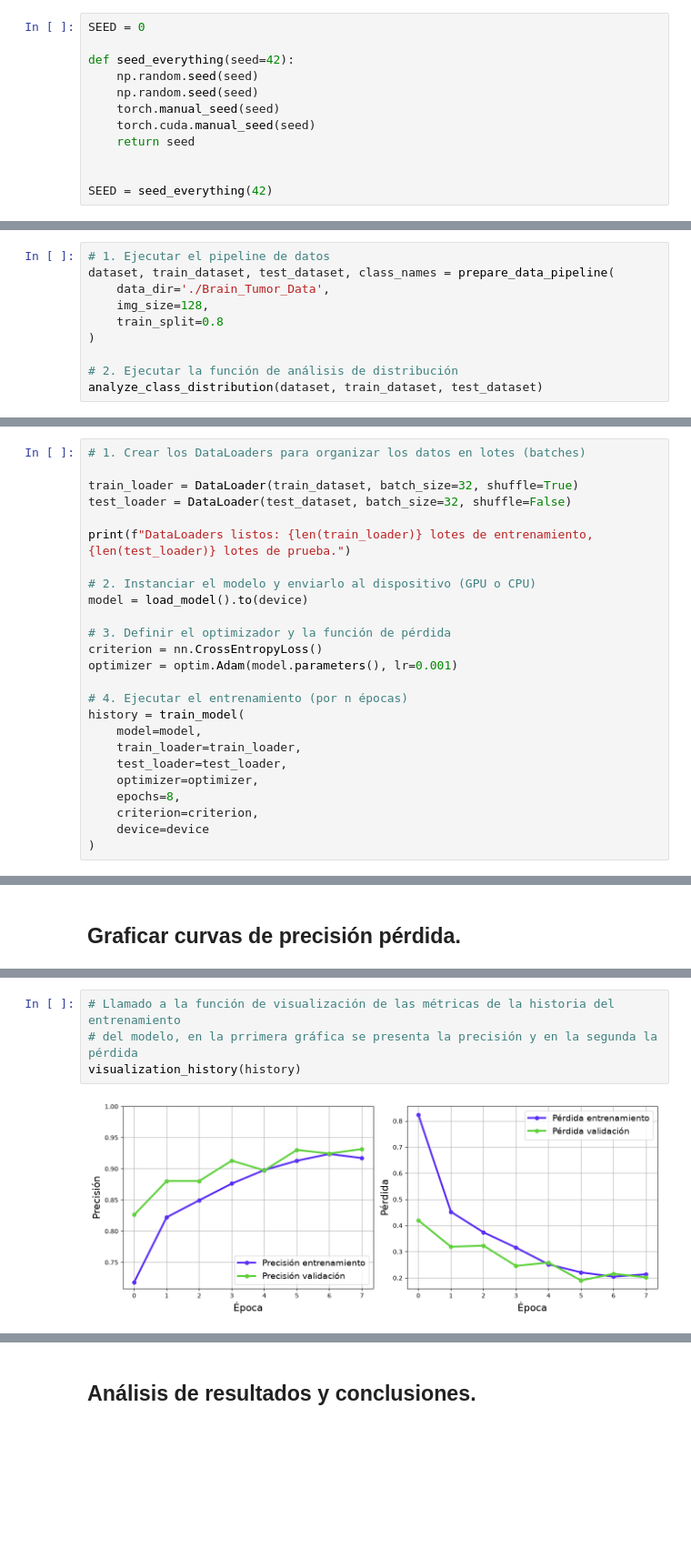
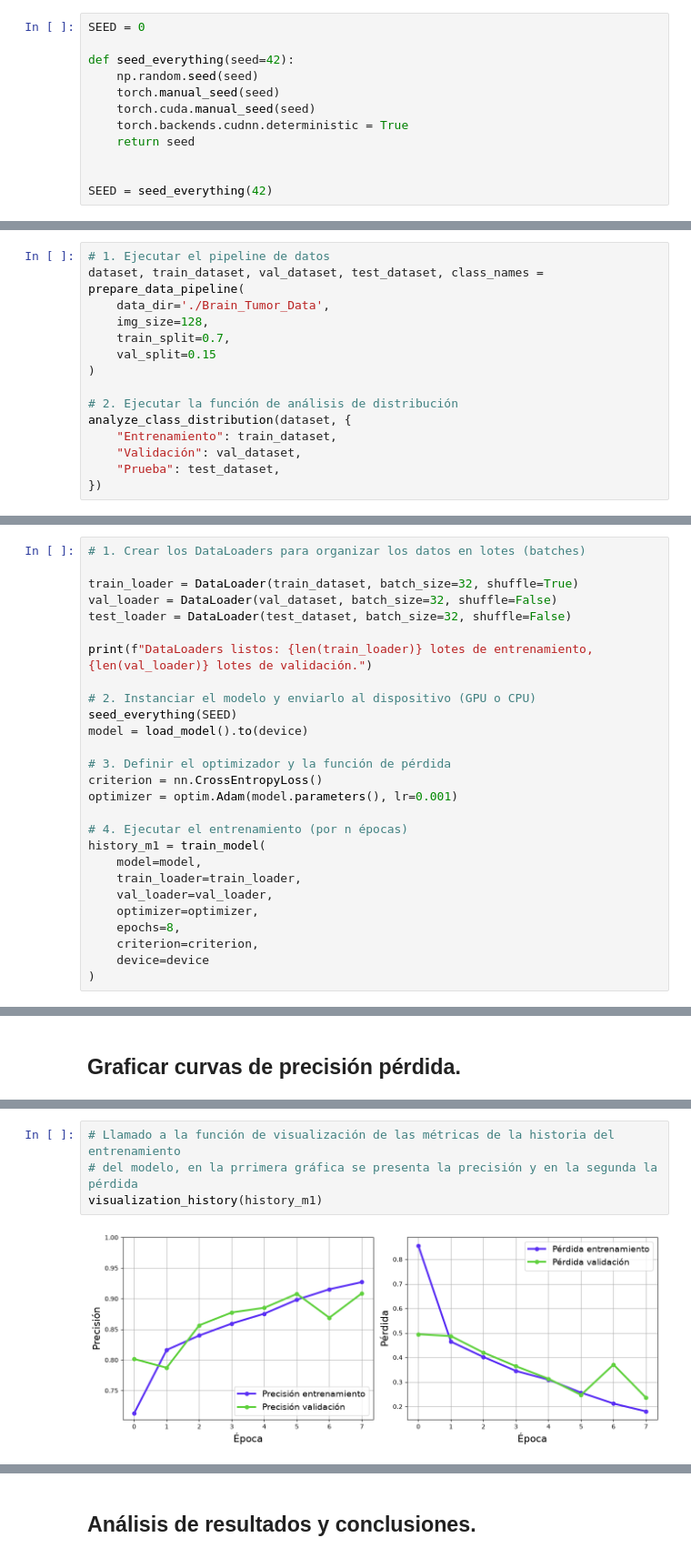
Before and after one commit to margomeza16/deep_leraning, a Jupyter notebook: MiniProyecto1.ipynb, the cells around one changed output, grey strips where cells are left out. Shown at 91% size. Drawn from its saved outputs; the diff is of its cells as text; blank space fills up the shorter version.

Commit message:
feat: mejora de notebook mejor order, se agrega conjunto de validación en división, mejoras varias

```diff
--- a/MiniProyecto1.ipynb
+++ b/MiniProyecto1.ipynb
@@ -69,9 +74,9 @@ SEED = 0
 
 def seed_everything(seed=42):
     np.random.seed(seed)
-    np.random.seed(seed)
     torch.manual_seed(seed)
     torch.cuda.manual_seed(seed)
+    torch.backends.cudnn.deterministic = True
     return seed
 
 
@@ -191,13 +524,18 @@ def analyze_class_distribution(dataset, train_dataset, test_dataset):
 # %%
 # 1. Ejecutar el pipeline de datos
-dataset, train_dataset, test_dataset, class_names = prepare_data_pipeline(
+dataset, train_dataset, val_dataset, test_dataset, class_names = prepare_data_pipeline(
     data_dir='./Brain_Tumor_Data',
     img_size=128,
-    train_split=0.8
+    train_split=0.7,
+    val_split=0.15
 )
 
 # 2. Ejecutar la función de análisis de distribución
-analyze_class_distribution(dataset, train_dataset, test_dataset)
+analyze_class_distribution(dataset, {
+    "Entrenamiento": train_dataset,
+    "Validación": val_dataset,
+    "Prueba": test_dataset,
+})
 # %% [output]
 Clases encontradas: ['glioma', 'healthy', 'meningioma', 'pituitary']
 Total de imágenes: 7023
@@ -584,11 +684,13 @@ def train_model(model, train_loader, test_loader, optimizer,
 # 1. Crear los DataLoaders para organizar los datos en lotes (batches)
 
 train_loader = DataLoader(train_dataset, batch_size=32, shuffle=True)
+val_loader = DataLoader(val_dataset, batch_size=32, shuffle=False)
 test_loader = DataLoader(test_dataset, batch_size=32, shuffle=False)
 
-print(f"DataLoaders listos: {len(train_loader)} lotes de entrenamiento, {len(test_loader)} lotes de prueba.")
+print(f"DataLoaders listos: {len(train_loader)} lotes de entrenamiento, {len(val_loader)} lotes de validación.")
 
 # 2. Instanciar el modelo y enviarlo al dispositivo (GPU o CPU)
+seed_everything(SEED)
 model = load_model().to(device)
 
 # 3. Definir el optimizador y la función de pérdida
@@ -596,10 +698,10 @@ criterion = nn.CrossEntropyLoss()
 optimizer = optim.Adam(model.parameters(), lr=0.001)
 
 # 4. Ejecutar el entrenamiento (por n épocas)
-history = train_model(
+history_m1 = train_model(
     model=model,
     train_loader=train_loader,
-    test_loader=test_loader,
+    val_loader=val_loader,
     optimizer=optimizer,
     epochs=8,
     criterion=criterion,
@@ -673,7 +722,7 @@ def visualization_history(resultsFit):
 # %%
 # Llamado a la función de visualización de las métricas de la historia del entrenamiento
 # del modelo, en la prrimera gráfica se presenta la precisión y en la segunda la pérdida
-visualization_history(history)
+visualization_history(history_m1)
 # %% [output]
-[figure, old version]
+[figure, new version]
 # %% [markdown]
```
Also changed, not shown: parts of 59 cells of this notebook, 2 other files.
